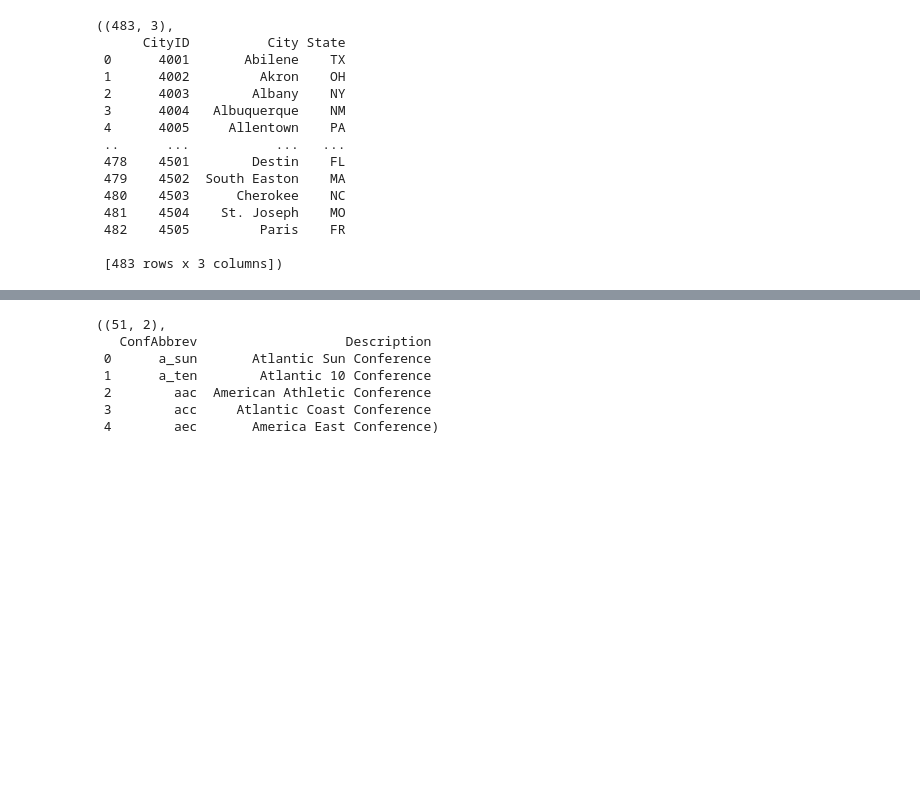
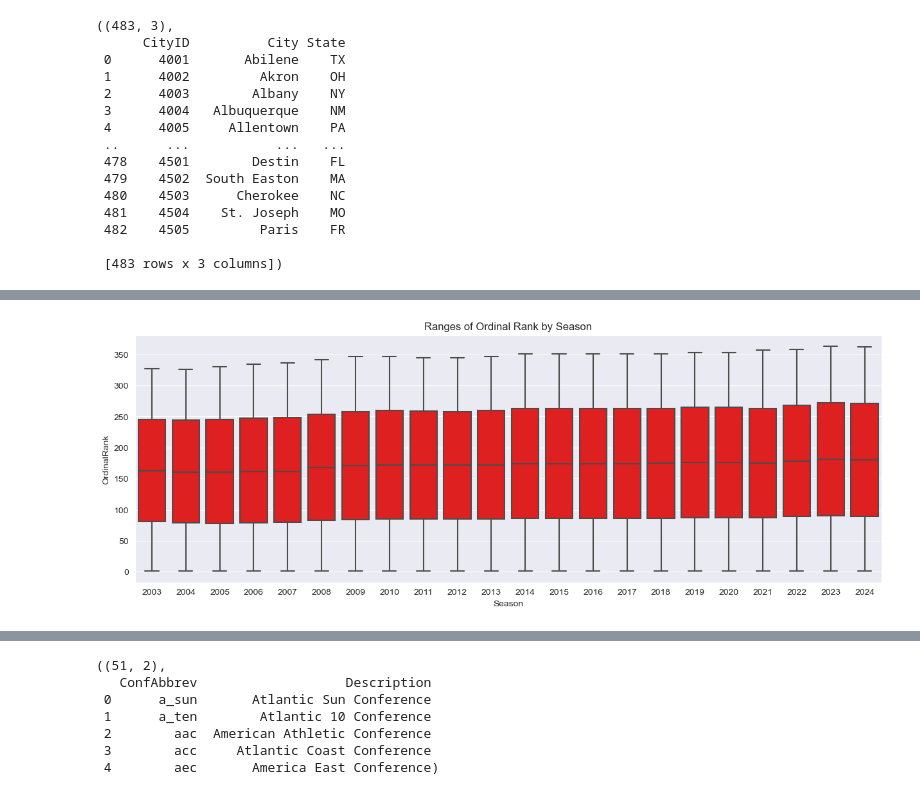
Before and after one commit to dvdhartsman/March_Machine_Learning_Mania_2024, a Jupyter notebook: Initial EDA.ipynb, the cells around one changed output, grey strips where cells are left out. Drawn from its saved outputs; the diff is of its cells as text; code cells hidden in the pictures; blank space fills up the shorter version.

Commit message:
organization and inspection of the disparate csv files

```diff
--- a/Initial EDA.ipynb
+++ b/Initial EDA.ipynb
@@ -71,0 +362,6 @@ cities.shape, cities
+# %%
+# Load Data
+m_massey = pd.read_csv(os.path.join(path, 'MMasseyOrdinals.csv'))
+
+# Inspect - 5.2M rows
+m_massey.shape, m_massey.head()
@@ -71,0 +376,8 @@ cities.shape, cities
+# %%
+# Visual Inspection of Ordinal Rank
+fig, ax = plt.subplots(figsize=(15,5))
+sns.set_style("darkgrid")
+sns.boxplot(x="Season", y="OrdinalRank", data=m_massey, color="red", ax=ax)
+ax.set_title("Ranges of Ordinal Rank by Season");
+# %% [output]
+[figure, added]
```
Also changed, not shown: parts of 70 cells of this notebook.
